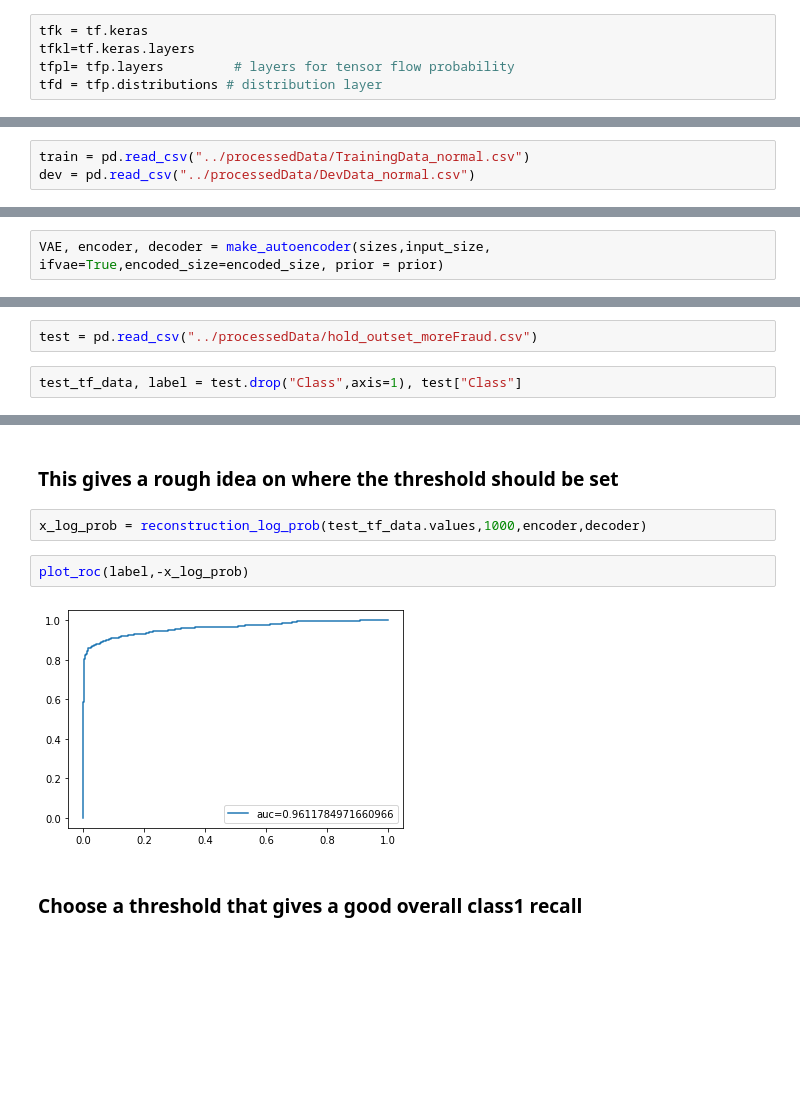
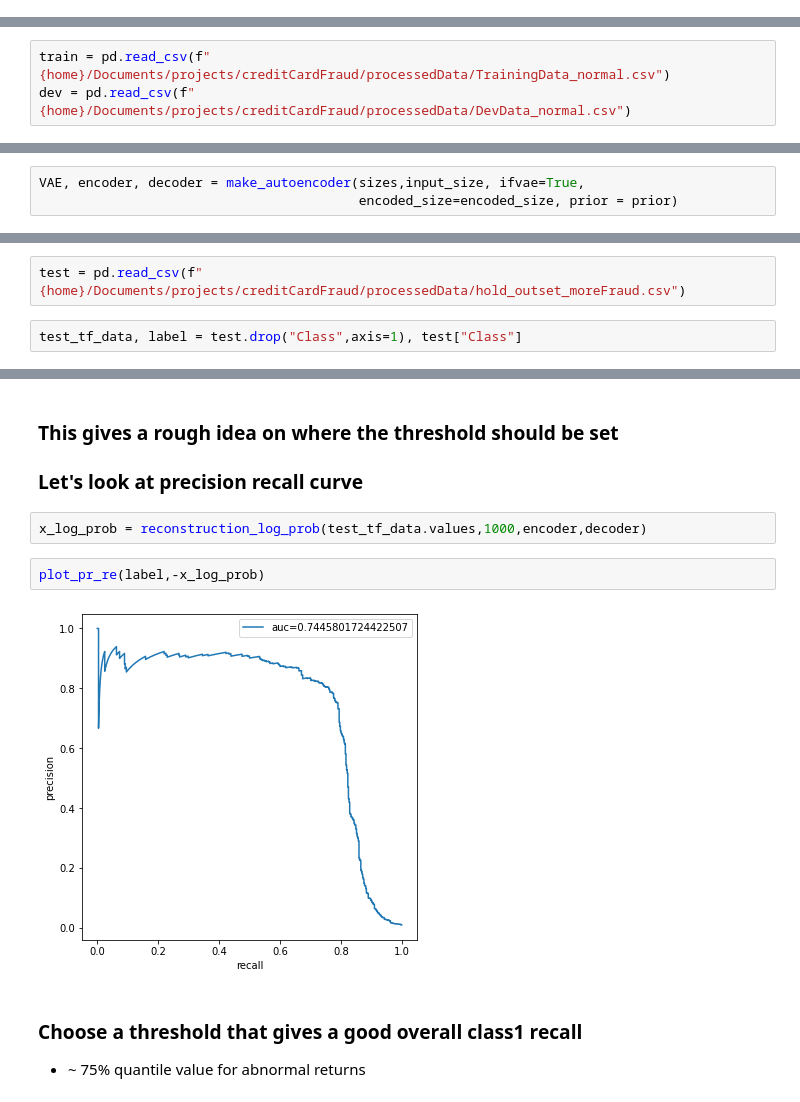
Before and after one commit to mzhou356/creditCardFraud, a Jupyter notebook: AnomalyDetection/notebooks/VariationalAutoEncoder.ipynb, the cells around one changed output, grey strips where cells are left out. Saved outputs shown, nothing was run; the diff lists cells and outputs as text; blank space fills up the shorter version.

Commit message:
Updated VAE:
1) added pre recall curve
2) increased buffer shuffle size
3) modularize the notebook

Signed-off-by: Mindy <minzhou16@gmail.com>

```diff
--- a/AnomalyDetection/notebooks/VariationalAutoEncoder.ipynb
+++ b/AnomalyDetection/notebooks/VariationalAutoEncoder.ipynb
@@ -14,5 +14,0 @@ sys.path.append("/home/mindy/Documents/projects/creditCardFraud/scripts/")
-# %%
-tfk = tf.keras
-tfkl=tf.keras.layers
-tfpl= tfp.layers         # layers for tensor flow probability
-tfd = tfp.distributions # distribution layer
@@ -31,4 +30,4 @@ set_gpu_limit(7.5)
 # %%
-train = pd.read_csv("../processedData/TrainingData_normal.csv")
-dev = pd.read_csv("../processedData/DevData_normal.csv")
+train = pd.read_csv(f"{home}/Documents/projects/creditCardFraud/processedData/TrainingData_normal.csv")
+dev = pd.read_csv(f"{home}/Documents/projects/creditCardFraud/processedData/DevData_normal.csv")
 # %% [markdown]
@@ -79,7 +89,8 @@ prior = tfd.Independent(tfd.Normal(loc=tf.zeros(encoded_size), scale=1),
 # %% [markdown]
 ### Add encoders together
 # %%
-VAE, encoder, decoder = make_autoencoder(sizes,input_size, ifvae=True,encoded_size=encoded_size, prior = prior)
+VAE, encoder, decoder = make_autoencoder(sizes,input_size, ifvae=True,
+                                         encoded_size=encoded_size, prior = prior)
 # %%
 VAE.summary()
 # %% [output]
@@ -122,5 +145,5 @@ VAE.load_weights("../savedModels/VariationalEncoderModel_3.h5")
 # %%
-test = pd.read_csv("../processedData/hold_outset_moreFraud.csv")
+test = pd.read_csv(f"{home}/Documents/projects/creditCardFraud/processedData/hold_outset_moreFraud.csv")
 # %%
 test_tf_data, label = test.drop("Class",axis=1), test["Class"]
 # %%
@@ -151,14 +174,17 @@ max       77.327484
 Name: anomaly_prob, dtype: float64
 # %% [markdown]
 ### This gives a rough idea on where the threshold should be set
+
+### Let's look at precision recall curve
 # %%
 x_log_prob = reconstruction_log_prob(test_tf_data.values,1000,encoder,decoder)
 # %%
-plot_roc(label,-x_log_prob)
+plot_pr_re(label,-x_log_prob)
 # %% [output]
-[figure, old version]
+[figure, new version]
 # %% [markdown]
 ### Choose a threshold that gives a good overall class1 recall
+  * ~ 75% quantile value for abnormal returns
 # %%
 output = model_results(label,-x_log_prob,75,ifprint=True)
 # %% [output]
```
Also changed, not shown: parts of 27 cells of this notebook.
